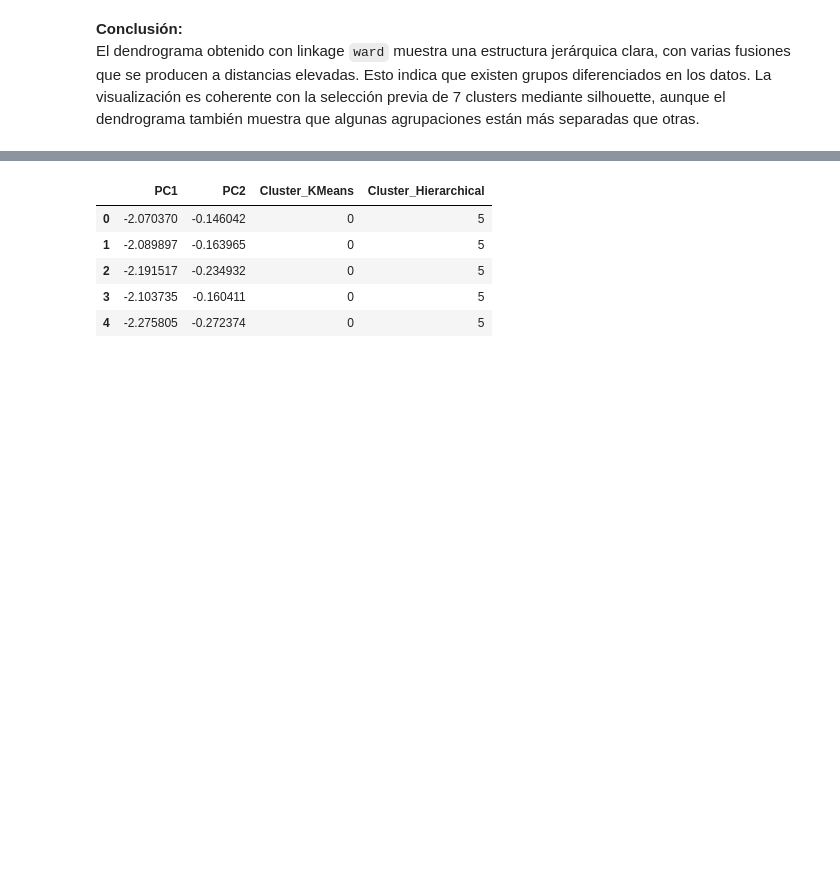
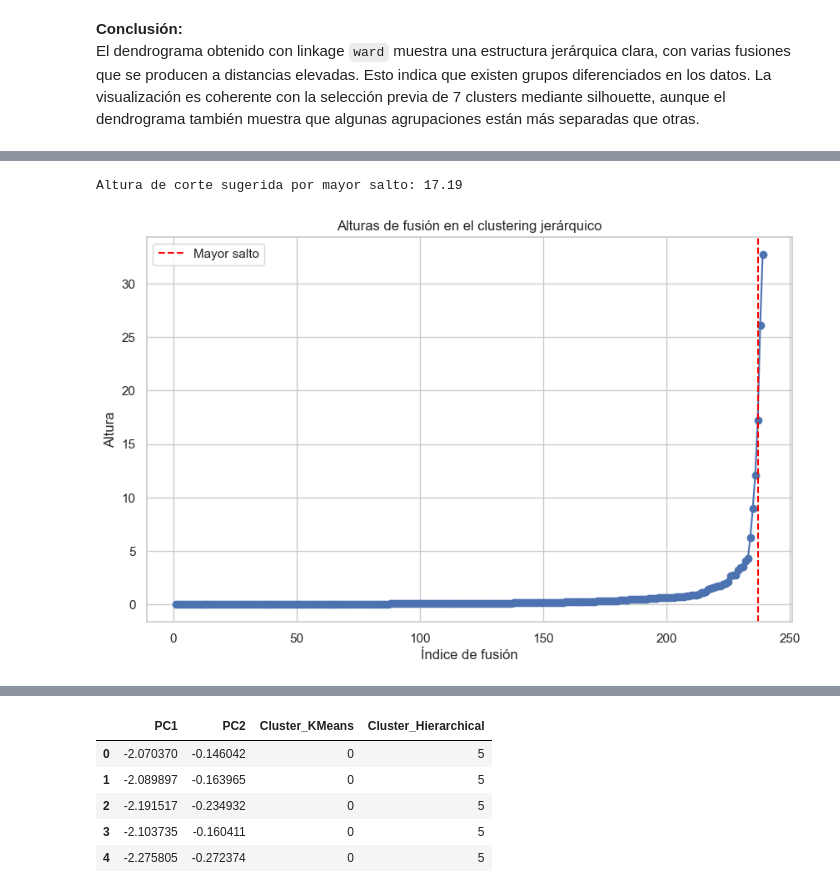
Before and after one commit to DiegoVa6/Grupo05_Practica2, a Jupyter notebook: practica2_estrellas.ipynb, the cells around one changed output, grey strips where cells are left out. Drawn from its saved outputs; the diff is of its cells as text; code cells hidden in the pictures; blank space fills up the shorter version.

```diff
--- a/practica2_estrellas.ipynb
+++ b/practica2_estrellas.ipynb
@@ -715,0 +726,34 @@ El dendrograma obtenido con linkage `ward` muestra una estructura jerárquica cl
+# %%
+from scipy.cluster.hierarchy import fcluster
+
+# Matriz de enlace con el linkage seleccionado
+Z = linkage(X_pca, method=best_linkage)
+
+# Alturas de fusión
+heights = Z[:, 2]
+
+# Diferencias entre alturas consecutivas
+diffs = np.diff(heights)
+
+# Índice del mayor salto
+idx_max_jump = np.argmax(diffs)
+
+# Altura antes del mayor salto
+altura_optima = heights[idx_max_jump]
+
+print(f"Altura de corte sugerida por mayor salto: {altura_optima:.2f}")
+# %% [output]
+Altura de corte sugerida por mayor salto: 17.19
+# %%
+plt.figure(figsize=(10, 6))
+
+plt.plot(range(1, len(heights) + 1), heights, marker="o", linestyle="-")
+plt.axvline(idx_max_jump + 1, color="red", linestyle="--", label="Mayor salto")
+
+plt.title("Alturas de fusión en el clustering jerárquico")
+plt.xlabel("Índice de fusión")
+plt.ylabel("Altura")
+plt.legend()
+plt.show()
+# %% [output]
+[figure, added]
```
Also changed, not shown: parts of 15 cells of this notebook.
